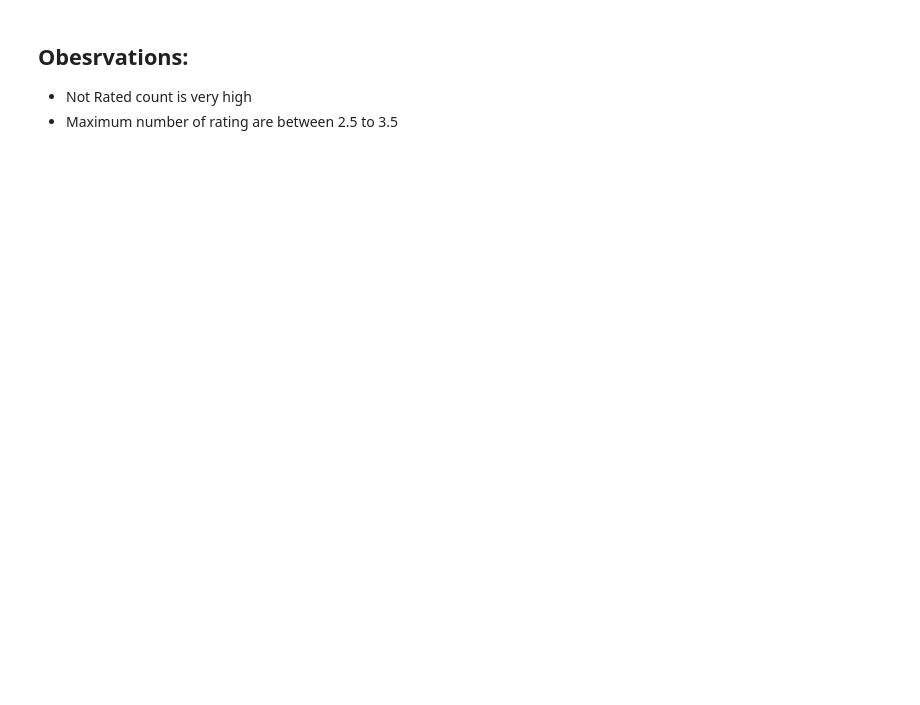
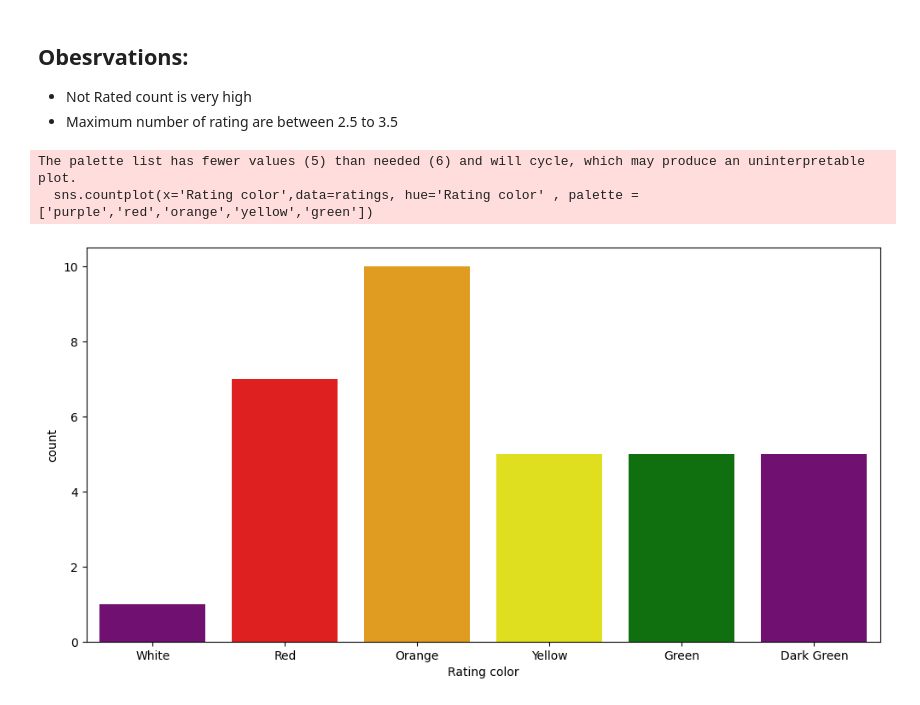
Before and after one commit to ReDxDaGer/Zomato-Data-Analysis, a Jupyter notebook: Data-analysis.ipynb, the cells around one changed output. Cells and saved outputs as stored; diff of their text form; code cells hidden in the pictures; blank space fills up the shorter version.

```diff
--- a/Data-analysis.ipynb
+++ b/Data-analysis.ipynb
@@ -277,3 +259,10 @@ The palette list has fewer values (5) than needed (6) and will cycle, which may
 ## Obesrvations:
 - Not Rated count is very high
 - Maximum number of rating are between 2.5 to 3.5
+# %%
+sns.countplot(x='Rating color',data=ratings, hue='Rating color' , palette =['purple','red','orange','yellow','green'])
+plt.show()
+# %% [output]
+The palette list has fewer values (5) than needed (6) and will cycle, which may produce an uninterpretable plot.
+  sns.countplot(x='Rating color',data=ratings, hue='Rating color' , palette =['purple','red','orange','yellow','green'])
+[figure, added]
```
Also changed, not shown: parts of 15 cells of this notebook.
